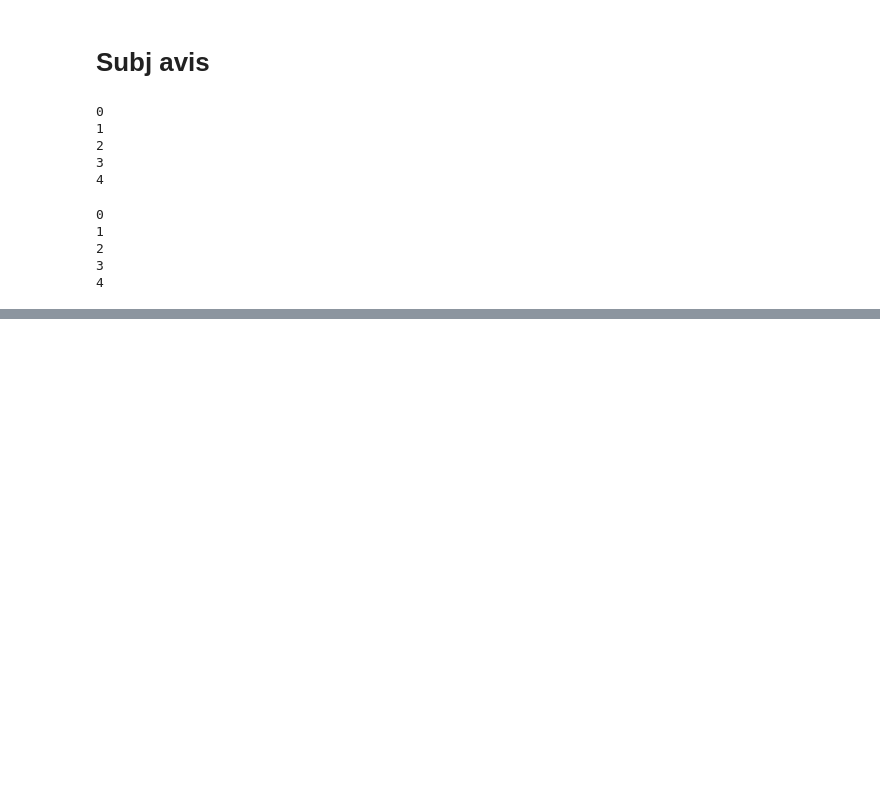
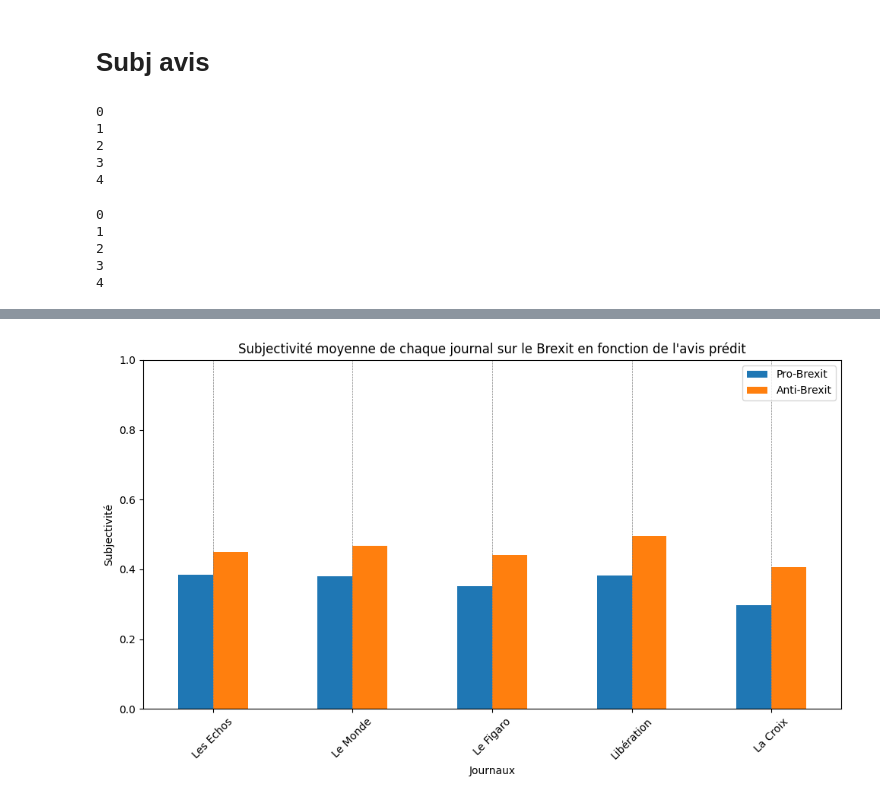
Before and after one commit to Matis24/Brexit-speech-analysis, a Jupyter notebook: code/model_brexit_or_grexit.ipynb, the cells around one changed output, grey strips where cells are left out. Cells and saved outputs as stored; diff of their text form; code cells hidden in the pictures; blank space fills up the shorter version.

```diff
--- a/code/model_brexit_or_grexit.ipynb
+++ b/code/model_brexit_or_grexit.ipynb
@@ -420,0 +433,21 @@ brexit_avis
+# %%
+import matplotlib.pyplot as plt
+
+# Créer le graphique
+ax = brexit_avis.plot(kind='bar', x='Journal', figsize=(10, 6))
+
+ax.set_ylim(0, 1)
+
+# Ajouter des étiquettes, des titres et une légende
+ax.set_xlabel('Journaux')
+ax.set_ylabel('Subjectivité')
+ax.set_title("Subjectivité moyenne de chaque journal sur le Brexit en fonction de l'avis prédit")
+plt.xticks(rotation=45)
+for i, label in enumerate(ax.get_xticklabels()):
+    ax.axvline(x=i, color='gray', linestyle='--', linewidth=0.5)
+plt.tight_layout()
+
+# Afficher le graphique
+plt.show()
+# %% [output]
+[figure, added]
```
Also changed, not shown: parts of 17 cells of this notebook, 7 other files.
